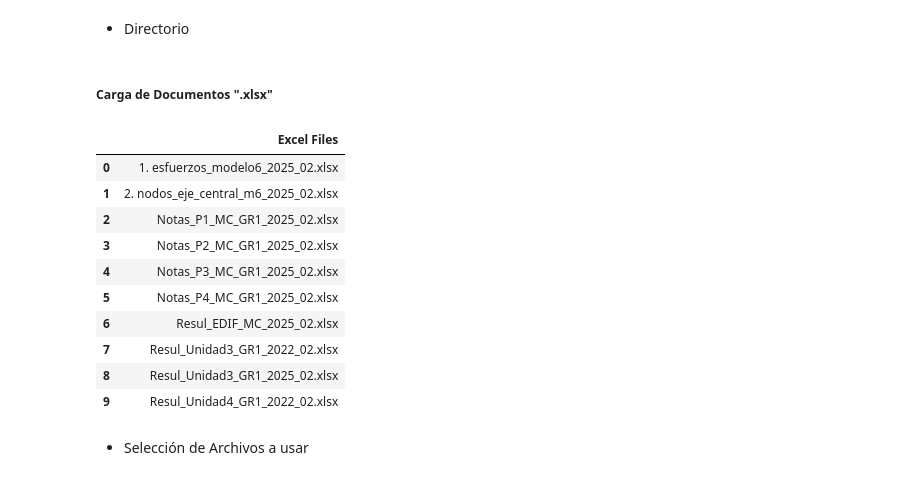
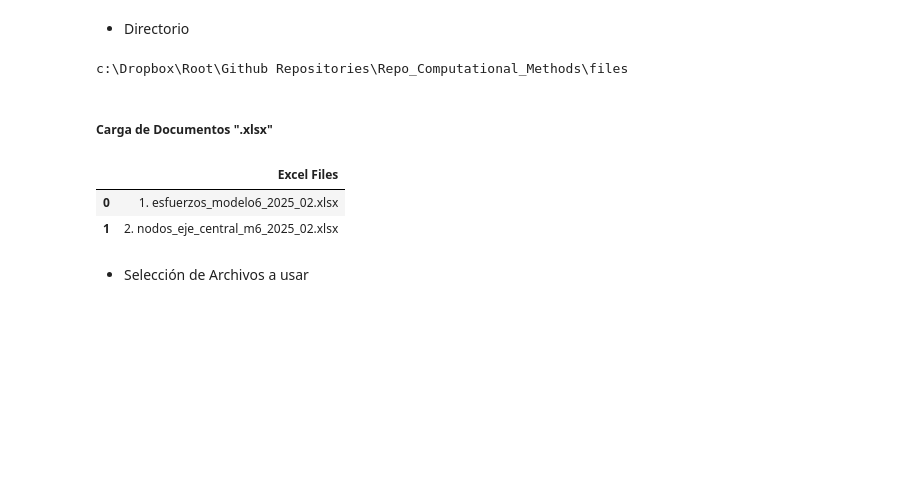
Before and after one commit to Normando1945/Repo_Computational_Methods, a Jupyter notebook: examples/Simple_FEM_processing.ipynb, the cells around one changed output. Drawn from its saved outputs; the diff is of its cells as text; code cells hidden in the pictures; blank space fills up the shorter version.

```diff
--- a/examples/Simple_FEM_processing.ipynb
+++ b/examples/Simple_FEM_processing.ipynb
@@ -406,21 +402,19 @@ os.chdir(r'C:\Users\norma\OneDrive\Importante Normando\Universidades\PUCE\24. Se
+# %%
+project_root = Path.cwd().parent
+directory = project_root / "files"
+print(directory)
+# %% [output]
+c:\Dropbox\Root\Github Repositories\Repo_Computational_Methods\files
 # %% [markdown]
 ##### **Carga de Documentos ".xlsx"**
 # %%
-excel_files = glob.glob("*.xlsx") + glob.glob("*.xls")
-excel_files_df = pd.DataFrame(excel_files, columns=['Excel Files'])
+excel_files = sorted(list(directory.glob("*.xlsx")) + list(directory.glob("*.xls")))
+excel_files_df = pd.DataFrame([file.name for file in excel_files], columns=['Excel Files'])
 excel_files_df.head(len(excel_files_df))
 # %% [output]
 |  | Excel Files |
 | 0 | 1. esfuerzos_modelo6_2025_02.xlsx |
 | 1 | 2. nodos_eje_central_m6_2025_02.xlsx |
-| 2 | Notas_P1_MC_GR1_2025_02.xlsx |
-| 3 | Notas_P2_MC_GR1_2025_02.xlsx |
-| 4 | Notas_P3_MC_GR1_2025_02.xlsx |
-| 5 | Notas_P4_MC_GR1_2025_02.xlsx |
-| 6 | Resul_EDIF_MC_2025_02.xlsx |
-| 7 | Resul_Unidad3_GR1_2022_02.xlsx |
-| 8 | Resul_Unidad3_GR1_2025_02.xlsx |
-| 9 | Resul_Unidad4_GR1_2022_02.xlsx |
 # %% [markdown]
 * Selección de Archivos a usar
 # %%
```
Also changed, not shown: parts of 2 cells of this notebook.
